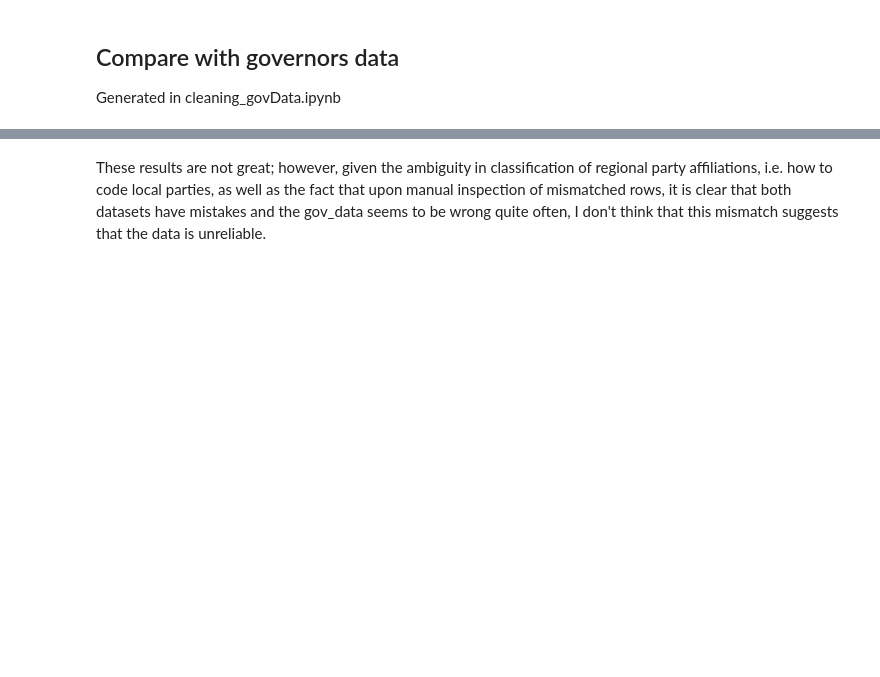
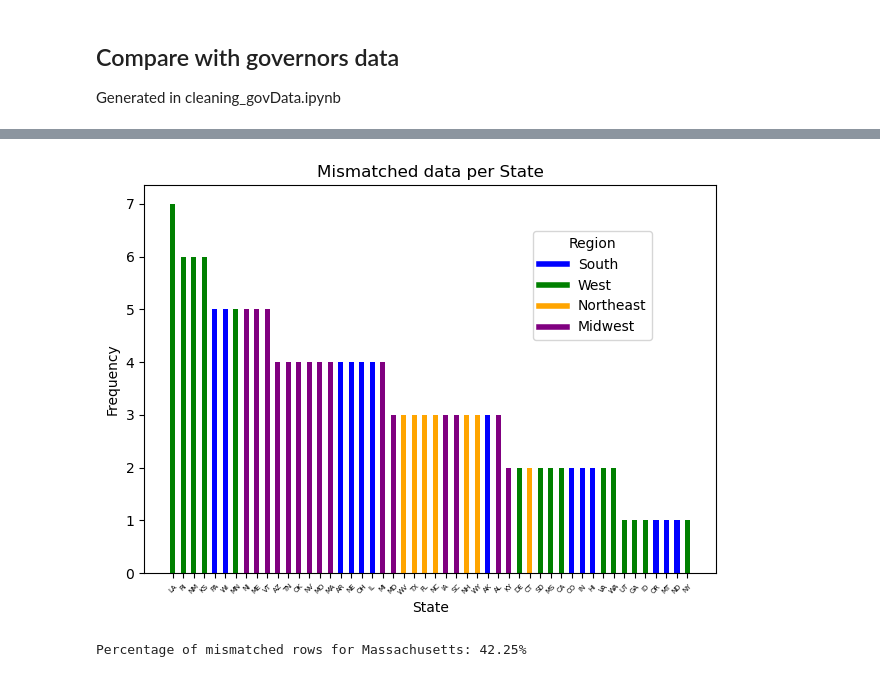
Before and after one commit to batShimon/similarity_data, a Jupyter notebook: merging_Klarner_and_ICPSR.ipynb, the cells around one changed output, grey strips where cells are left out. Saved outputs shown, nothing was run; the diff lists cells and outputs as text; code cells hidden in the pictures; blank space fills up the shorter version.

```diff
--- a/merging_Klarner_and_ICPSR.ipynb
+++ b/merging_Klarner_and_ICPSR.ipynb
@@ -1071,0 +1591,22 @@ final_merged['division'].unique()
+# %%
+# Create a 25-year bin column in final_df and mismatched_rows
+final_df['year_bin'] = (final_df['year'] // 25) * 25
+mismatched_rows['year_bin'] = (mismatched_rows['year'] // 25) * 25
+
+# Count total observations per 25-year bin in final_df
+total_bin_counts = final_df['year_bin'].value_counts().sort_index()
+
+# Count mismatched observations per 25-year bin
+mismatched_bin_counts = mismatched_rows['year_bin'].value_counts().sort_index()
+
+# Calculate the percentage of mismatched rows per 25-year bin
+bin_percentages = (mismatched_bin_counts / total_bin_counts) * 100
+
+# Print the overall percentage of mismatched rows
+overall_percentage = mismatched_rows.shape[0] / final_df.shape[0] * 100
+print(f"Overall Percentage of mismatched rows: {overall_percentage:.2f}%")
+
+# Print percentages by 25-year bins
+print("\nPercentage of mismatched rows by 25-year bins:")
+for year_bin, percentage in bin_percentages.items():
+    print(f"{year_bin}-{year_bin + 24}: {percentage:.2f}%")
@@ -1137,32 +1734,49 @@ if color == 'region':
 if color == "division":
     # Assign colors directly using the 'division' column
     colors = mismatched_rows_20['division'].map(division_colors)
 
     # Handle any missing divisions by filling with a default color (e.g., 'gray')
     colors = colors.fillna('gray')
 
 
 state_counts = mismatched_rows_20['state_abbrev'].value_counts()
 
 # Plot the frequency of observations per state
 plt.bar(state_counts.index, state_counts.values, color = colors, width=0.5)
 plt.xlabel('State')
 plt.ylabel('Frequency')
 plt.title('Mismatched data per State')
 plt.xticks(rotation=45, fontsize=5)
 
 # Add legend for divisions
 if color == 'division':
+    # Add legend for divisions
     handles = [plt.Line2D([0], [0], color=color, lw=4) for color in division_colors.values()]
     labels = division_colors.keys()
-    plt.legend(handles, labels, title='Division', bbox_to_anchor=(1.05, 1), loc='upper left')
+
+    # Place the legend inside the plot
+    plt.legend(
+        handles, labels, title='Division',
+        loc='upper right',
+        bbox_to_anchor=(0.90, 0.90),
+        frameon=True
+    )
 
 if color == 'region':
+    # Add legend for regions
     handles = [plt.Line2D([0], [0], color=color, lw=4) for color in region_colors.values()]
     labels = region_colors.keys()
-    plt.legend(handles, labels, title='Region', bbox_to_anchor=(1.05, 1), loc='upper left')
 
+    # Place the legend inside the plot
+    plt.legend(
+        handles, labels, title='Region',
+        loc='upper right',
+        bbox_to_anchor=(0.90, 0.90),
+        frameon=True
+    )
 
 plt.tight_layout()
 
 plt.show()
+# %% [output]
+[figure, added]
@@ -1185,2 +1783,7 @@ MA_mismatched_rows[['year', 'gov_party_final', 'gov_party_gov']].head(20)
-# %% [markdown]
-These results are not great; however, given the ambiguity in classification of regional party affiliations, i.e. how to code local parties, as well as the fact that upon manual inspection of mismatched rows, it is clear that both datasets have mistakes and the gov_data seems to be wrong quite often, I don't think that this mismatch suggests that the data is unreliable.
+# %%
+MA_mismatched_rows = mismatched_rows[mismatched_rows['state_abbrev'] == 'MA']
+MA_final_df = final_df[final_df['state_abbrev'] == 'MA']
+
+print(f"Percentage of mismatched rows for Massachusetts: {MA_mismatched_rows.shape[0] / MA_final_df.shape[0] * 100:.2f}%")
+# %% [output]
+Percentage of mismatched rows for Massachusetts: 42.25%
```
Also changed, not shown: parts of 72 cells of this notebook.
